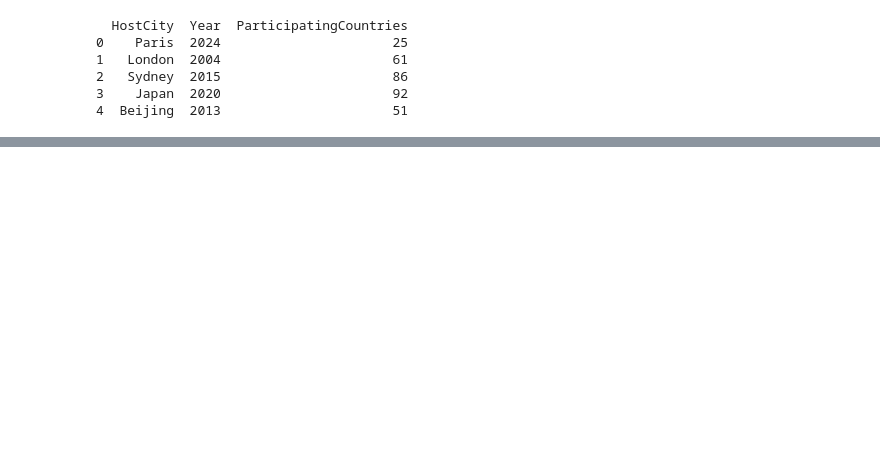
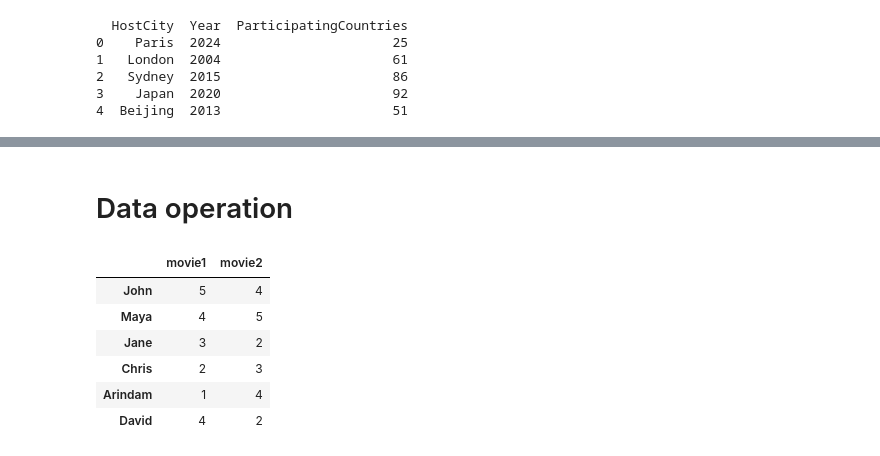
Before and after one commit to CL8JL/Jetlearn, a Jupyter notebook: Pandas.ipynb, the cells around one changed output, grey strips where cells are left out. Drawn from its saved outputs; the diff is of its cells as text; code cells hidden in the pictures; blank space fills up the shorter version.

```diff
--- a/Pandas.ipynb
+++ b/Pandas.ipynb
@@ -142,0 +214,17 @@ print(DF_Array)
+# %% [markdown]
+# Data operation
+# %%
+DF_Movie_Rating = pd.DataFrame({
+    "movie1" : [5, 4, 3, 2, 1, 4],
+    "movie2" : [4, 5, 2, 3, 4, 2]
+}, index = ["John", "Maya", "Jane", "Chris", "Arindam", "David"])
+
+DF_Movie_Rating
+# %% [output]
+|  | movie1 | movie2 |
+| John | 5 | 4 |
+| Maya | 4 | 5 |
+| Jane | 3 | 2 |
+| Chris | 2 | 3 |
+| Arindam | 1 | 4 |
+| David | 4 | 2 |
```
Also changed, not shown: parts of 19 cells of this notebook.
